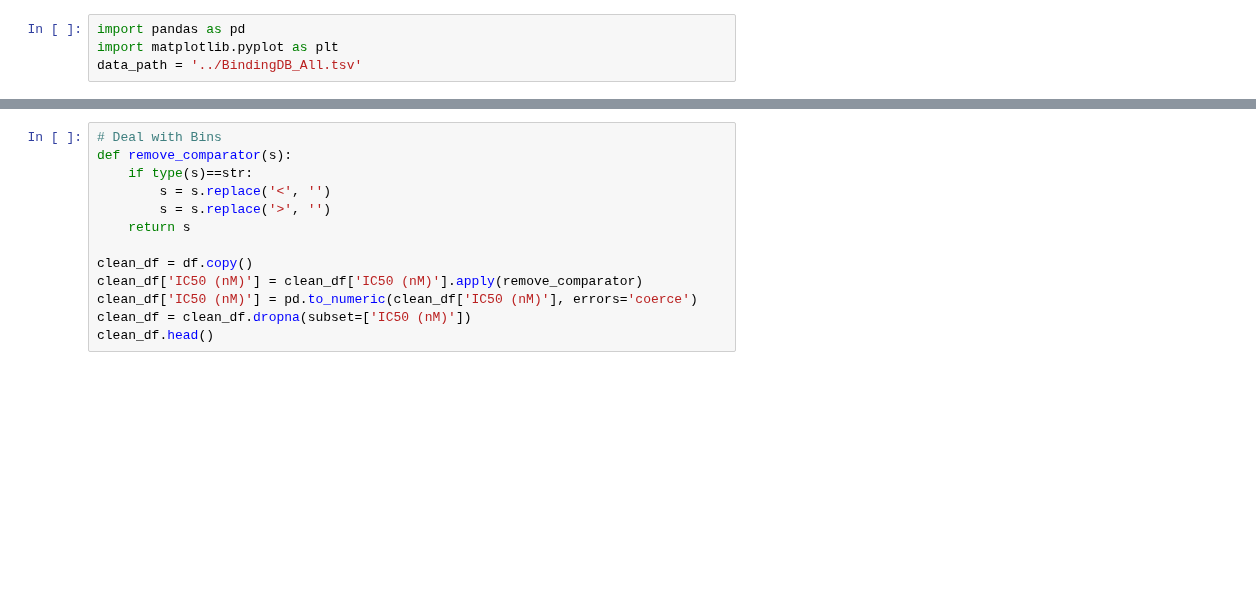
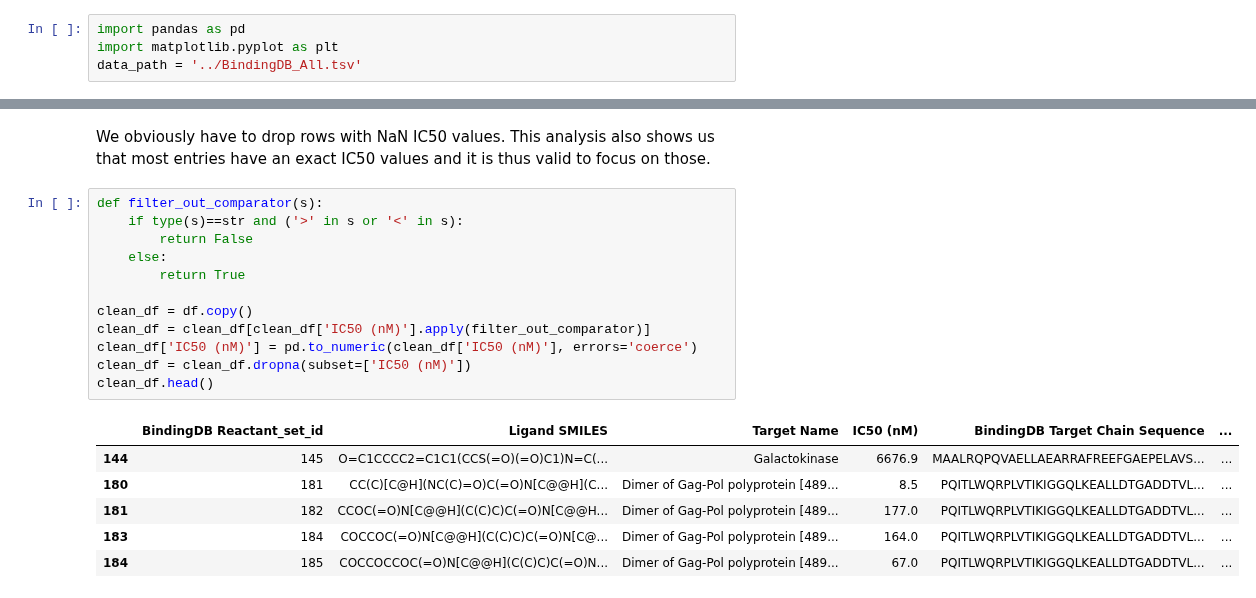
Before and after one commit to epfl-ada/ada-2024-project-abrac-adabra, a Jupyter notebook: data_processing.ipynb, the cells around one changed output, grey strips where cells are left out. Cells and saved outputs as stored; diff of their text form; blank space fills up the shorter version.

```diff
--- a/data_processing.ipynb
+++ b/data_processing.ipynb
@@ -19,13 +97,21 @@ df.head()
+# %% [markdown]
+We obviously have to drop rows with NaN IC50 values. This analysis also shows us that most entries have an exact IC50 values and it is thus valid to focus on those.
 # %%
-# Deal with Bins
-def remove_comparator(s):
-    if type(s)==str:
-        s = s.replace('<', '')
-        s = s.replace('>', '')
-    return s
+def filter_out_comparator(s):
+    if type(s)==str and ('>' in s or '<' in s):
+        return False
+    else:
+        return True
 
 clean_df = df.copy()
-clean_df['IC50 (nM)'] = clean_df['IC50 (nM)'].apply(remove_comparator)
+clean_df = clean_df[clean_df['IC50 (nM)'].apply(filter_out_comparator)]
 clean_df['IC50 (nM)'] = pd.to_numeric(clean_df['IC50 (nM)'], errors='coerce')
 clean_df = clean_df.dropna(subset=['IC50 (nM)'])
 clean_df.head()
+# %% [output]
+|  | BindingDB Reactant_set_id | Ligand SMILES | Target Name | IC50 (nM) | BindingDB Target Chain Sequence | ... |
+| 144 | 145 | O=C1CCCC2=C1C1(CCS(=O)(=O)C1)N=C(... | Galactokinase | 6676.9 | MAALRQPQVAELLAEARRAFREEFGAEPELAVS... | ... |
+| 180 | 181 | CC(C)[C@H](NC(C)=O)C(=O)N[C@@H](C... | Dimer of Gag-Pol polyprotein [489... | 8.5 | PQITLWQRPLVTIKIGGQLKEALLDTGADDTVL... | ... |
+| 181 | 182 | CCOC(=O)N[C@@H](C(C)C)C(=O)N[C@@H... | Dimer of Gag-Pol polyprotein [489... | 177.0 | PQITLWQRPLVTIKIGGQLKEALLDTGADDTVL... | ... |
+| 183 | 184 | COCCOC(=O)N[C@@H](C(C)C)C(=O)N[C@... | Dimer of Gag-Pol polyprotein [489... | 164.0 | PQITLWQRPLVTIKIGGQLKEALLDTGADDTVL... | ... |
+| 184 | 185 | COCCOCCOC(=O)N[C@@H](C(C)C)C(=O)N... | Dimer of Gag-Pol polyprotein [489... | 67.0 | PQITLWQRPLVTIKIGGQLKEALLDTGADDTVL... | ... |
```
Also changed, not shown: parts of 20 cells of this notebook.
